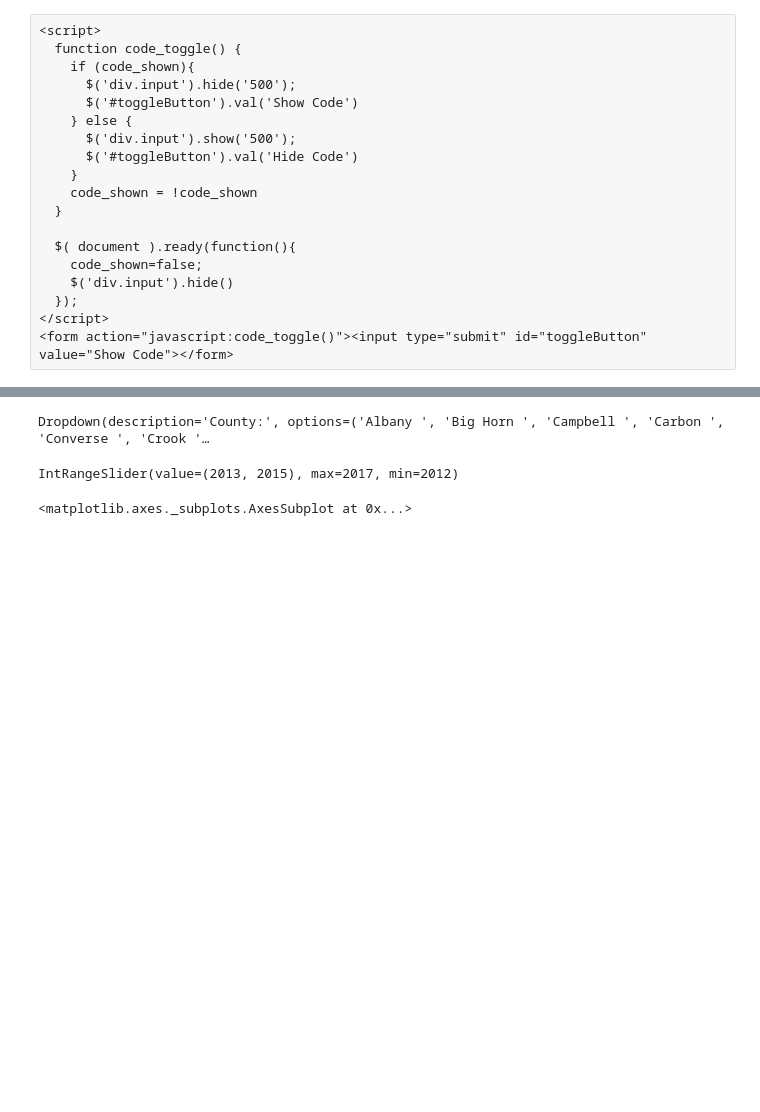
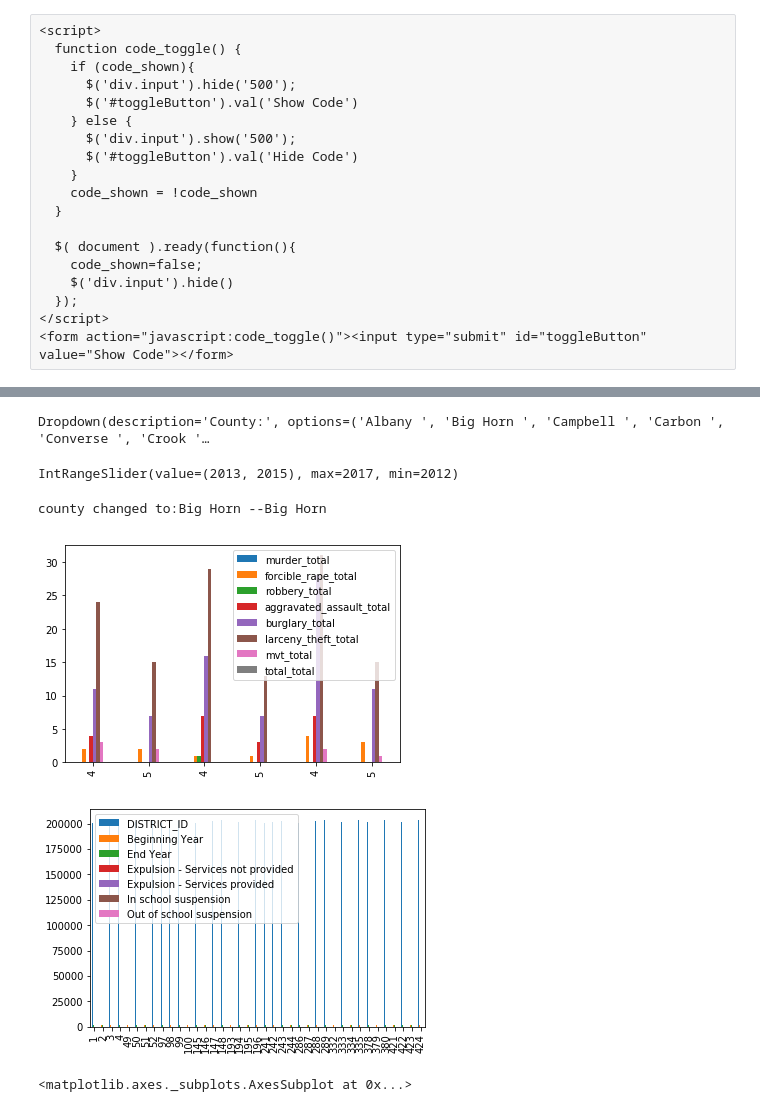
Before and after one commit to CoolComputers/WyJJD, a Jupyter notebook: code-report/CountySnapshots.ipynb, the cells around one changed output, grey strips where cells are left out. Cells and saved outputs as stored; diff of their text form; code cells hidden in the pictures; blank space fills up the shorter version.

```diff
--- a/code-report/CountySnapshots.ipynb
+++ b/code-report/CountySnapshots.ipynb
@@ -111,34 +123,53 @@ county_drop = widgets.Dropdown(
     options=school.County.unique().tolist(),
     description='County:',
     disabled=False,
 )
 
 year_slide = widgets.IntRangeSlider(min=2012,max=2017,step=1)
 
+#graph objects
+index_graph = ''
+education_graph = ''
+
 def graph_index_crimes(begin,end,county):
-    index_crimes[(index_crimes['year'].between(int(begin),int(end),inclusive=True)) & (index_crimes['county']==county)].plot(type='bar')
+    #index_crimes['2016'].plot(type='bar')
+    totals_fields = ['murder_total','forcible_rape_total','robbery_total','aggravated_assault_total','burglary_total','larceny_theft_total','mvt_total','total_total']
+    #index_graph.close()
+    index_graph = index_crimes[totals_fields].loc[index_crimes['county'].str.contains(county.upper())].plot(kind='bar')
+
+def graph_education(county):
+    #education_graph = school.loc[school['County'].str.contains(county.upper())].plot(kind='bar')
+    school.loc[school['County'].str.contains(county)].plot(kind='bar')
 
 def county_changed(change):
+    plt.close('all')
     print('county changed to:'+str(change['new'])+'--'+str(county_drop.value))
     #print('year is'+str(year_slide.value[0]))
     graph_index_crimes(year_slide.value[0],year_slide.value[1],county_drop.value)
+    graph_education(county_drop.value)
     #print(school.loc[change['new'] in school['DISTRICT_NAME']])
     #countyDF = school[school['DISTRICT_NAME'].str.match(change['new'])]
     #noServices = countyDF['Expulsion - Services not provided'].sum()
     #services = countyDF['Expulsion - Services provided'].sum()
     #countyDF.plot(x='Beginning Year',y='Out of school suspension')
 
 def year_changed(change):
+    plt.close('all')
     print('changed year'+str(change['new']))
+    graph_index_crimes(year_slide.value[0],year_slide.value[1],county_drop.value)
+    graph_education(county_drop.value)
 
 county_drop.observe(county_changed, names='value')
 year_slide.observe(year_changed,names='value')
 
 display(county_drop)
 display(year_slide)
 # %% [output]
 Dropdown(description='County:', options=('Albany ', 'Big Horn ', 'Campbell ', 'Carbon ', 'Converse ', 'Crook '…
 IntRangeSlider(value=(2013, 2015), max=2017, min=2012)
+county changed to:Big Horn --Big Horn
+[figure, added]
+[figure, added]
 # %%
 plt.figure()
 #index_crimes['2016'].plot(type='bar')
```
Also changed, not shown: parts of 3 cells of this notebook, 2 other files.
